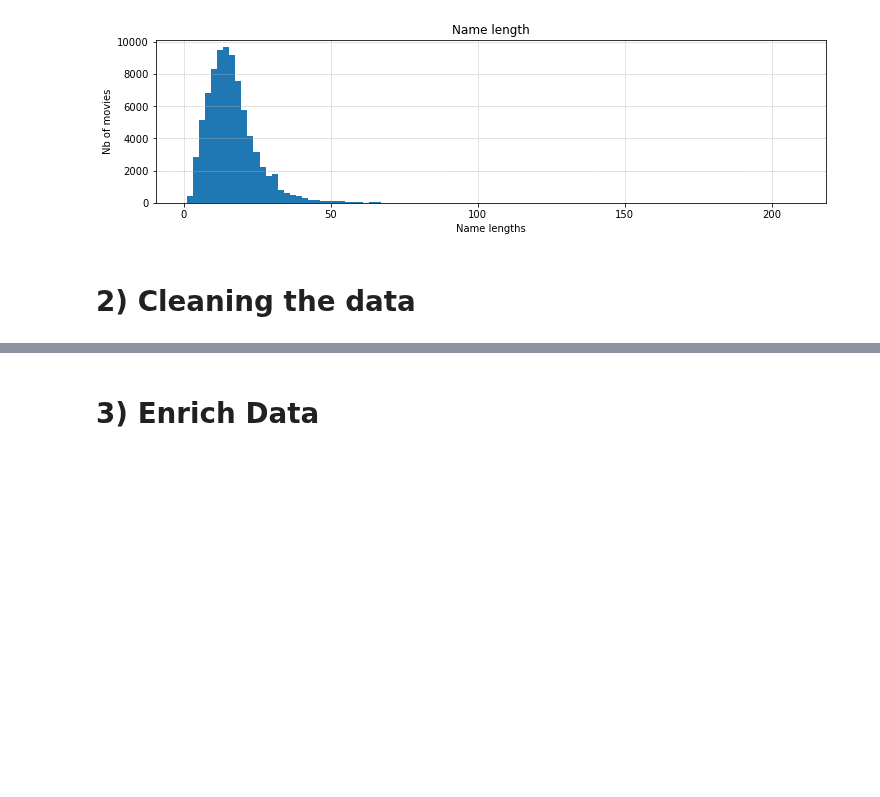
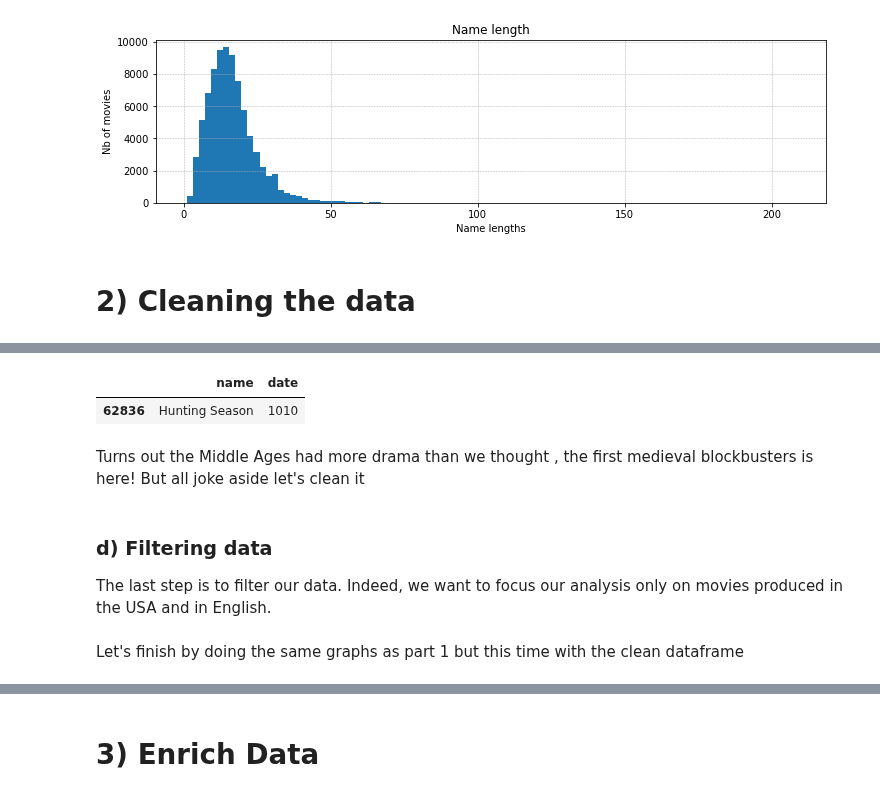
Before and after one commit to epfl-ada/ada-2023-project-thewestbobers, a Jupyter notebook: milestoneP2.ipynb, the cells around one changed output, grey strips where cells are left out. Saved outputs shown, nothing was run; the diff lists cells and outputs as text; code cells hidden in the pictures; blank space fills up the shorter version.

```diff
--- a/milestoneP2.ipynb
+++ b/milestoneP2.ipynb
@@ -170,0 +201,7 @@ movies = data_filter(movies)
+# %%
+display(movies[movies['date']<1800][['name','date']])
+# %% [output]
+|  | name | date |
+| 62836 | Hunting Season | 1010 |
+# %% [markdown]
+Turns out the Middle Ages had more drama than we thought , the first medieval blockbusters is here! But all joke aside let's clean it
@@ -170,0 +211,5 @@ movies = data_filter(movies)
+# %% [markdown]
+### d) Filtering data
+
+
+The last step is to filter our data. Indeed, we want to focus our analysis only on movies produced in the USA and in English.
@@ -171,3 +220,5 @@ movies = data_filter(movies)
+# %% [markdown]
+Let's finish by doing the same graphs as part 1 but this time with the clean dataframe
 # %%
 print("Size Movies (pre-processed)", len(movies))
 data_viz(movies)
```
Also changed, not shown: parts of 16 cells of this notebook.
